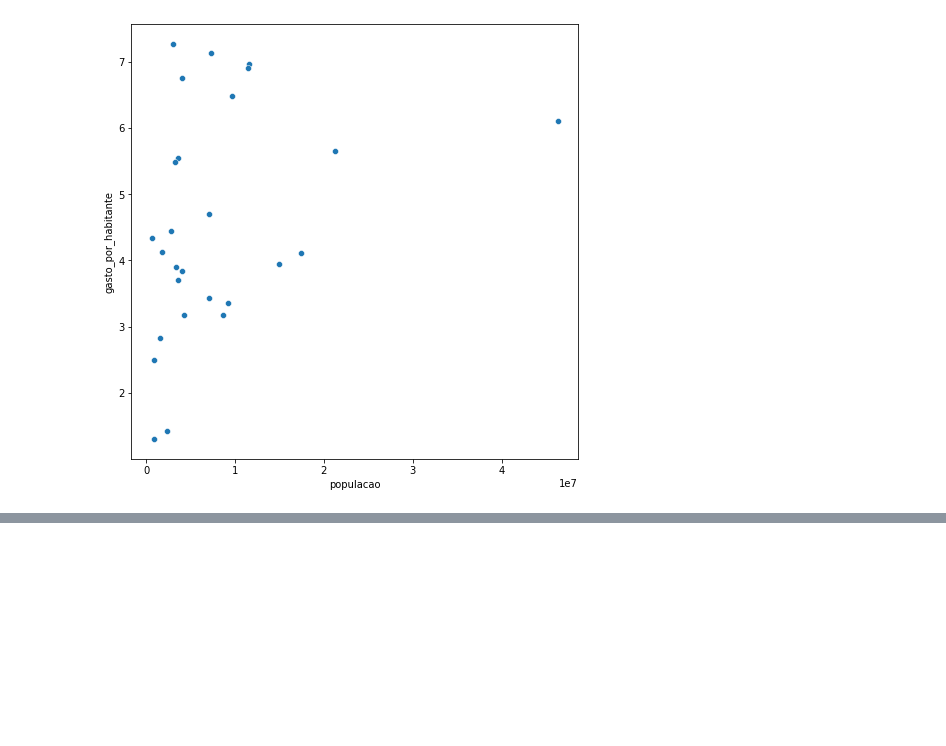
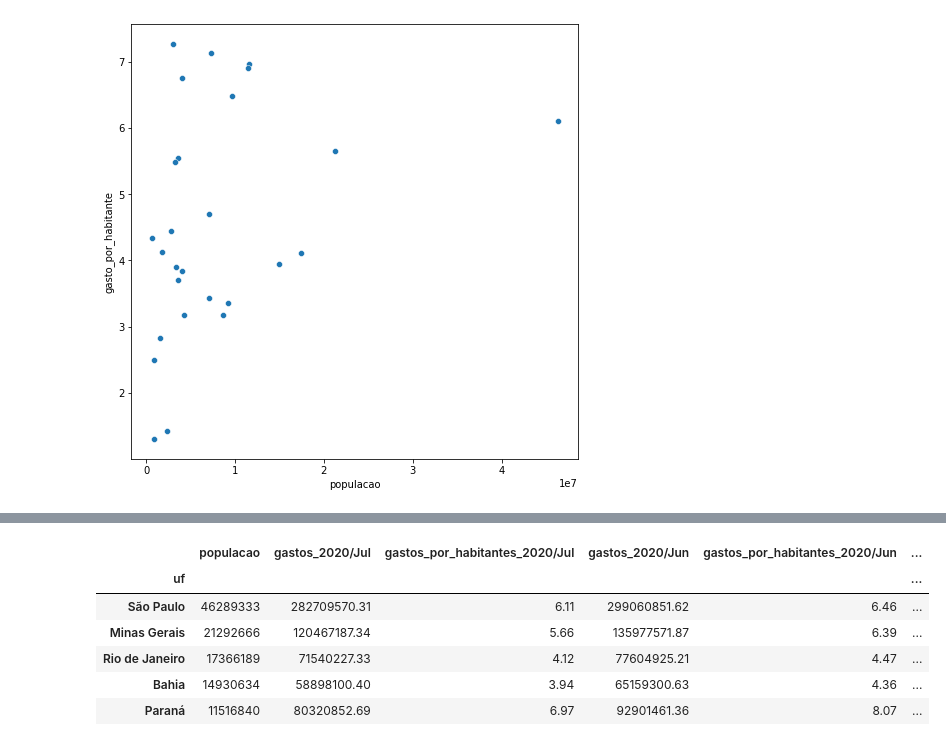
Before and after one commit to HenriqueCCdA/bootCampAluraDataScience, a Jupyter notebook: modulo2/aula/boot_camp_modulo2_aulas.ipynb, the cells around one changed output, grey strips where cells are left out. Cells and saved outputs as stored; diff of their text form; code cells hidden in the pictures; blank space fills up the shorter version.

```diff
--- a/modulo2/aula/boot_camp_modulo2_aulas.ipynb
+++ b/modulo2/aula/boot_camp_modulo2_aulas.ipynb
@@ -342,0 +376,10 @@ sns.scatterplot(data=gastos_e_populacao_recentes, x = "populacao", y = "gasto_po
+# %%
+gastos_e_populacao_recentes.head()
+# %% [output]
+|  | populacao | gastos_2020/Jul | gastos_por_habitantes_2020/Jul | gastos_2020/Jun | gastos_por_habitantes_2020/Jun | ... |
+| uf |  |  |  |  |  | ... |
+| São Paulo | 46289333 | 282709570.31 | 6.11 | 299060851.62 | 6.46 | ... |
+| Minas Gerais | 21292666 | 120467187.34 | 5.66 | 135977571.87 | 6.39 | ... |
+| Rio de Janeiro | 17366189 | 71540227.33 | 4.12 | 77604925.21 | 4.47 | ... |
+| Bahia | 14930634 | 58898100.40 | 3.94 | 65159300.63 | 4.36 | ... |
+| Paraná | 11516840 | 80320852.69 | 6.97 | 92901461.36 | 8.07 | ... |
```
Also changed, not shown: parts of 10 cells of this notebook.
